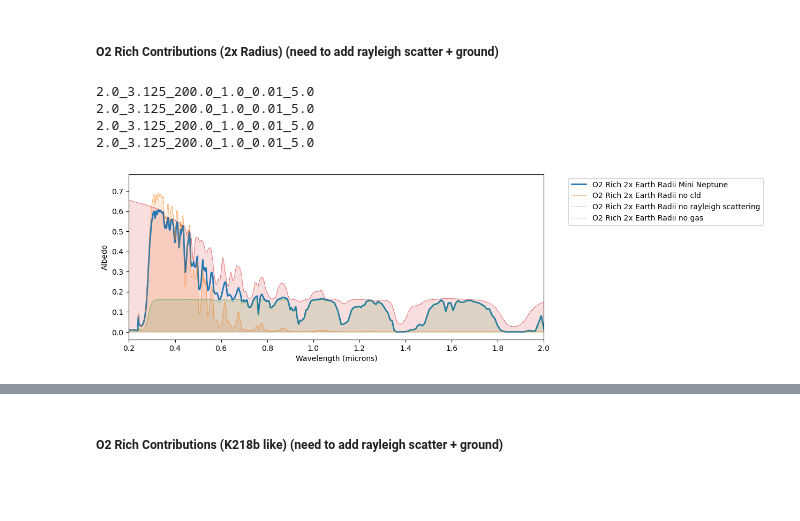
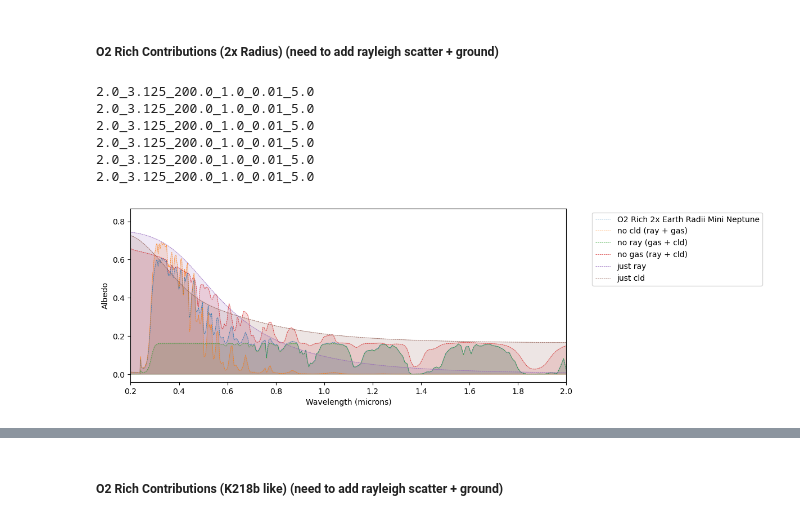
Before and after one commit to ElizabethP712/MiniNeptuneGrid26_PostBac, a Jupyter notebook: FiguresPaper.ipynb, the cells around one changed output, grey strips where cells are left out. Cells and saved outputs as stored; diff of their text form; code cells hidden in the pictures; blank space fills up the shorter version.

```diff
--- a/FiguresPaper.ipynb
+++ b/FiguresPaper.ipynb
@@ -808,3 +889,18 @@ with open('RLS_results/EarthSpectrum_ArcheanEarth_ghostclde10_phase0.5236_cld0.5
+# %%
+with open('RLS_results/EarthSpectrum_ModernEarth_ghostclde10_phase0.5236_cld0_psurf1.0_nogas_noray.pkl', 'rb') as f:
+    ModernEarth_nocld_noray_nogas_30deg = pickle.load(f)
+    wno_ModernEarth_nocld_noray_nogas_30deg = ModernEarth_nocld_noray_nogas_30deg['wno']
+    alb_ModernEarth_nocld_noray_nogas_30deg = ModernEarth_nocld_noray_nogas_30deg['albedo']
+# %%
+with open('RLS_results/EarthSpectrum_ModernEarth_ghostclde10_phase0.5236_cld0_psurf1000.0.pkl', 'rb') as f:
+    ModernEarth_nocld_noray_nogas_30deg = pickle.load(f)
+    wno_ModernEarth_nocld_nosurf_30deg = ModernEarth_nocld_noray_nogas_30deg['wno']
+    alb_ModernEarth_nocld_nosurf_30deg = ModernEarth_nocld_noray_nogas_30deg['albedo']
+# %%
+with open('RLS_results/EarthSpectrum_ModernEarth_ghostclde10_phase0.5236_cld0.5_psurf1000.0.pkl', 'rb') as f:
+    ModernEarth_nosurf_30deg = pickle.load(f)
+    wno_ModernEarth_nosurf_30deg = ModernEarth_nosurf_30deg['wno']
+    alb_ModernEarth_nosurf_30deg = ModernEarth_nosurf_30deg['albedo']
 # %% [markdown]
 ## Figures Plotted
 # %% [markdown]
@@ -995,7 +1091,7 @@ def plot_reflected_spectrum(wno=None, alb=None, inputs=None, legend_label=None,
         note inputs should be ordered like radius, metallicity, internal temperature,
         semi-major axis, c/o ratio, and kzz mixing coefficient.
     legend_label = list of strings describing what dataset you are pulling from
-    fill_curves = a float; fills the last fill_curve value of curves
+    fill_curves = a float; fills the last fill_curve value of curves|
     """
 
     # Define a list of colors or use a color cycle
@@ -1164,15 +1260,17 @@ Included Earth Plot that does not have inputs.
 # %% [markdown]
 ##### O2 Rich Contributions (2x Radius) (need to add rayleigh scatter + ground)
 # %%
-wno_all_O2_r2 = [np.array(wno_O2.copy()), wno_O2Rich_2R_nocld, wno_O2Rich_2R_noray, wno_O2Rich_2R_nogas]
-alb_all_O2_r2 = [np.array(alb_O2.copy()), alb_O2Rich_2R_nocld, alb_O2Rich_2R_noray, alb_O2Rich_2R_nogas]
-inputs_all_O2_r2 = [inputs_list_O2.copy(), inputs_list_O2.copy(), inputs_list_O2.copy(), inputs_list_O2.copy()]
-legend_label_all_O2_r2 = ['O2 Rich 2x Earth Radii Mini Neptune','O2 Rich 2x Earth Radii no cld', 'O2 Rich 2x Earth Radii no rayleigh scattering','O2 Rich 2x Earth Radii no gas']
+wno_all_O2_r2 = [np.array(wno_O2.copy()), wno_O2Rich_2R_nocld, wno_O2Rich_2R_noray, wno_O2Rich_2R_nogas, wno_O2Rich_2R_ray, wno_O2Rich_2R_cld]
+alb_all_O2_r2 = [np.array(alb_O2.copy()), alb_O2Rich_2R_nocld, alb_O2Rich_2R_noray, alb_O2Rich_2R_nogas, alb_O2Rich_2R_ray, alb_O2Rich_2R_cld]
+inputs_all_O2_r2 = [inputs_list_O2.copy(), inputs_list_O2.copy(), inputs_list_O2.copy(), inputs_list_O2.copy(), inputs_list_O2.copy(), inputs_list_O2.copy()]
+legend_label_all_O2_r2 = ['O2 Rich 2x Earth Radii Mini Neptune','no cld (ray + gas)', 'no ray (gas + cld)','no gas (ray + cld)', 'just ray', 'just cld']
 
-plot_reflected_spectrum(wno=wno_all_O2_r2, alb=alb_all_O2_r2, inputs=inputs_all_O2_r2, legend_label=legend_label_all_O2_r2, fill_curves=3)
+plot_reflected_spectrum(wno=wno_all_O2_r2, alb=alb_all_O2_r2, inputs=inputs_all_O2_r2, legend_label=legend_label_all_O2_r2, fill_curves=6)
 # %% [output]
 2.0_3.125_200.0_1.0_0.01_5.0
 2.0_3.125_200.0_1.0_0.01_5.0
 2.0_3.125_200.0_1.0_0.01_5.0
 2.0_3.125_200.0_1.0_0.01_5.0
+2.0_3.125_200.0_1.0_0.01_5.0
+2.0_3.125_200.0_1.0_0.01_5.0
-[figure, old version]
+[figure, new version]
```
Also changed, not shown: parts of 25 cells of this notebook, 1 other file.
